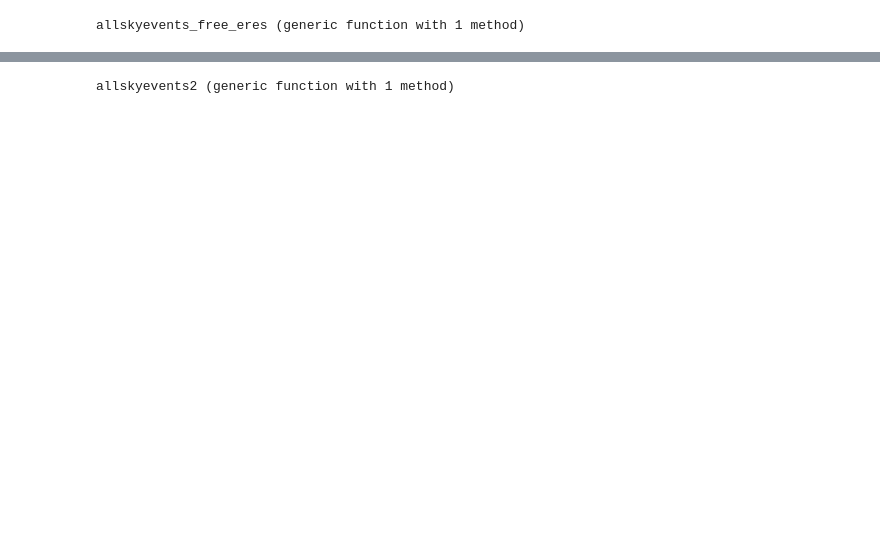
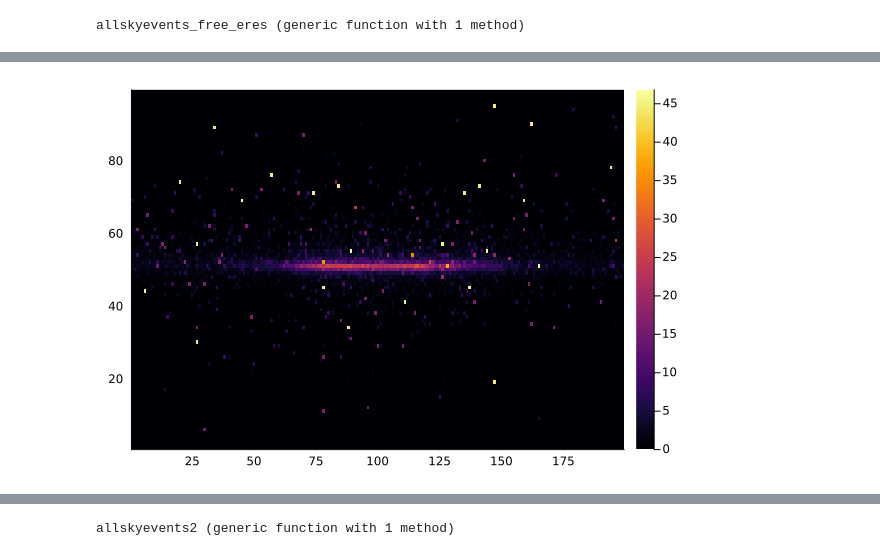
Before and after one commit to mymacd2/pseudo-Dirac-summer-research, a Jupyter notebook: GC_calcs/event_dists_real_eres.ipynb, the cells around one changed output, grey strips where cells are left out. Saved outputs shown, nothing was run; the diff lists cells and outputs as text; code cells hidden in the pictures; blank space fills up the shorter version.

```diff
--- a/GC_calcs/event_dists_real_eres.ipynb
+++ b/GC_calcs/event_dists_real_eres.ipynb
@@ -5,0 +147,14 @@ allskyevents_free_eres (generic function with 1 method)
+# %%
+# Create a new 99x199 matrix to store the sums
+unsmearedlos = zeros(Float64, 99, 199)
+
+# Compute the sum of each 200-length vector and populate the sum_matrix
+for i in 1:99
+    for j in 1:199
+        unsmearedlos[i, j] = sum(newarray[:, j, i])
+    end
+end
+# %%
+heatmap(unsmearedlos)
+# %% [output]
+[figure, added]
```
Also changed, not shown: parts of 79 cells of this notebook, 37 other files.
